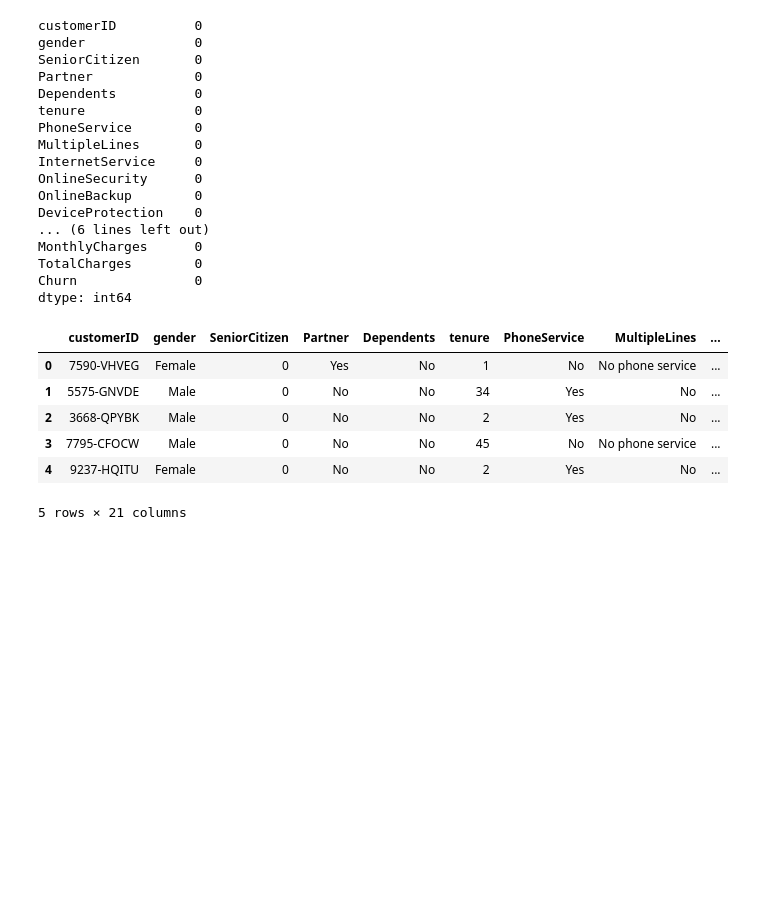
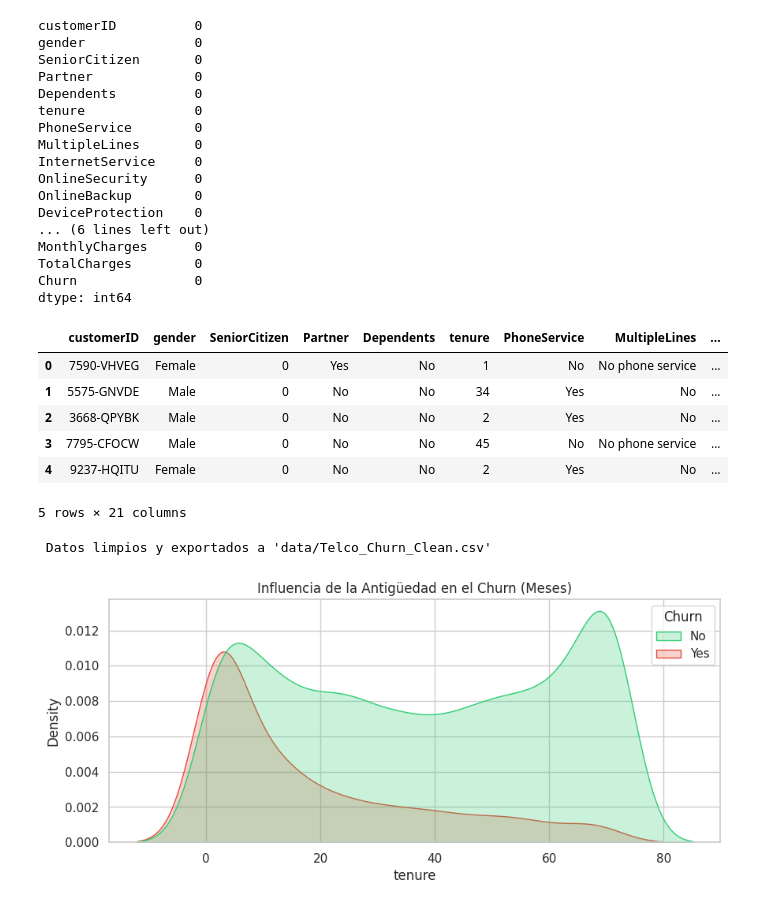
Before and after one commit to somexav/ciencia_datos_m2_practica4, a Jupyter notebook: CDD_G33_M2_P4_Equipo_9.ipynb, the cells around one changed output. Cells and saved outputs as stored; diff of their text form; code cells hidden in the pictures; blank space fills up the shorter version.

Commit message:
Fix: Actualización de EDA e Ingeniería de Datos

```diff
--- a/CDD_G33_M2_P4_Equipo_9.ipynb
+++ b/CDD_G33_M2_P4_Equipo_9.ipynb
@@ -15,9 +19,25 @@ from datetime import datetime # pip install xlrd
 # %% [markdown]
 ### 1.1 Carga de datos
 # %%
-ruta_archivo = "data\WA_Fn-UseC_-Telco-Customer-Churn.xls"
+import pandas as pd
+import numpy as np
+import sys
 
-df=pd.read_csv(ruta_archivo)
+# Instalamos motores de lectura por si faltan
+!{sys.executable} -m pip install xlrd openpyxl
 
-print("\nTamanio del dataset en df_original:", len(df))
+ruta_original = 'data/WA_Fn-UseC_-Telco-Customer-Churn.xls'
+ruta_csv = 'data/Telco_Churn.csv'
+
+try:
+    # Intento 1: Leer como Excel estándar
+    df = pd.read_excel(ruta_original, engine='xlrd')
+except:
+    # Intento 2: Si el .xls es en realidad un CSV disfrazado
+    df = pd.read_csv(ruta_original)
+
+# Guardar como CSV real para evitar problemas futuros
+df.to_csv(ruta_csv, index=False)
+print(" Archivo cargado y convertido a CSV correctamente.")
+df.head()
 # %% [output]
@@ -54,3 +87,27 @@ df.head()
 | 3 | 7795-CFOCW | Male | 0 | No | No | 45 | No | No phone service | ... |
 | 4 | 9237-HQITU | Female | 0 | No | No | 2 | Yes | No | ... |
 5 rows × 21 columns
+# %%
+# 1. Aseguramos que TotalCharges sea numérico (corrigiendo errores de la imagen)
+df['TotalCharges'] = pd.to_numeric(df['TotalCharges'], errors='coerce')
+
+# 2. Eliminación de nulos (generados por espacios vacíos en TotalCharges)
+df.dropna(subset=['TotalCharges'], inplace=True)
+
+# 3. Exportar a CSV para estandarizar el flujo de trabajo del equipo
+df.to_csv('data/Telco_Churn_Clean.csv', index=False)
+print(" Datos limpios y exportados a 'data/Telco_Churn_Clean.csv'")
+# %% [output]
+ Datos limpios y exportados a 'data/Telco_Churn_Clean.csv'
+# %%
+# Configuración estética
+sns.set_style("whitegrid")
+palette_churn = {"Yes": "#E74C3C", "No": "#2ECC71"}
+
+# --- INSIGHT 1: La antigüedad del cliente (Tenure) frente al abandono
+plt.figure(figsize=(10, 4))
+sns.kdeplot(data=df, x='tenure', hue='Churn', fill=True, palette=palette_churn)
+plt.title('Influencia de la Antigüedad en el Churn (Meses)')
+plt.show()
+# %% [output]
+[figure, added]
```
Also changed, not shown: parts of 6 cells of this notebook.
